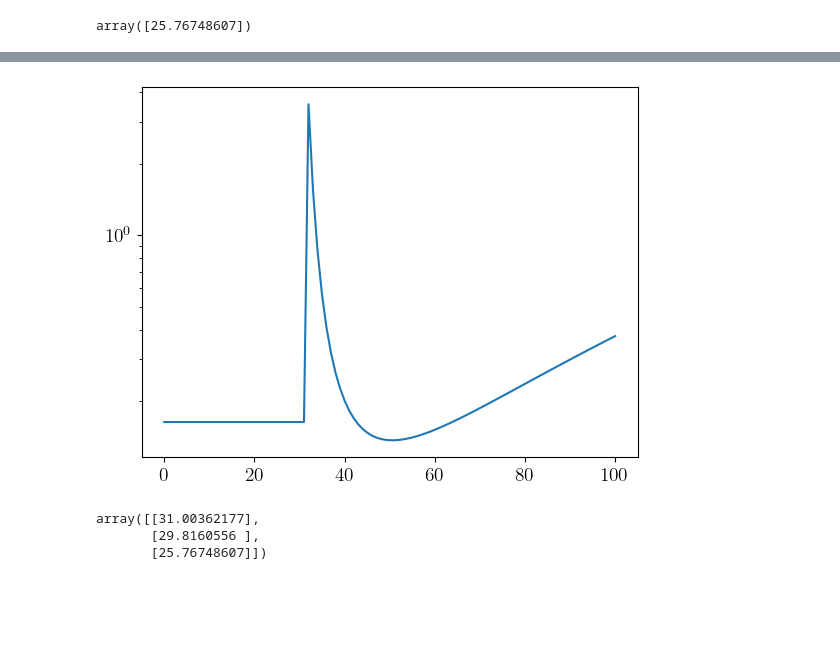
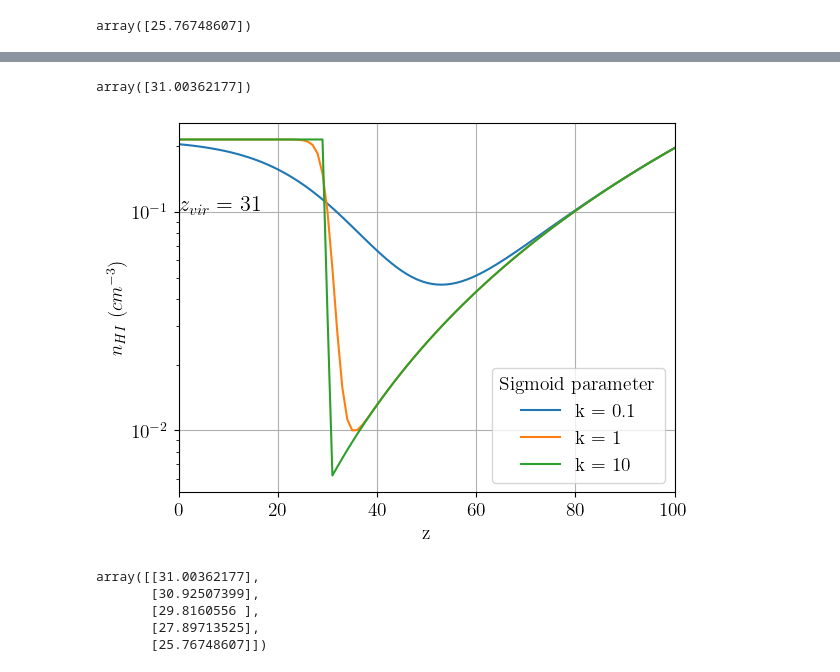
Before and after one commit to yash-aggarwal-17/AxionDCBH, a Jupyter notebook: AxionDCBH.ipynb, the cells around one changed output, grey strips where cells are left out. Drawn from its saved outputs; the diff is of its cells as text; code cells hidden in the pictures; blank space fills up the shorter version.

```diff
--- a/AxionDCBH.ipynb
+++ b/AxionDCBH.ipynb
@@ -438,0 +460,27 @@ def nH_Halo(zvir, z):
+# %%
+# Define a base halo model.
+def nH_Halo (k , m0, z):
+
+    """
+    k - parameter to sigmoid function
+    m0 - final halo mass
+
+    returns H number density [cm^3 s^(-1)]
+    """
+
+    m0 = np.asarray(m0)
+    z = np.asarray(z)
+
+    # Calculate redshift of virialization
+    z_vir = zvir(m0)
+
+    # Define sigmoid of x
+    sigmoid_x = 1 / (1 + np.exp(- k * (z - z_vir) ))
+
+    # z > zvir
+    val_1 = phys.nH0*(1+z)**3
+
+    # z <= zvir
+    val_2 = 1.2 * MAH(1e+8,z_vir)/(1e+6) * (( 1+z_vir ) / 10)**(3/2)
+
+    return (sigmoid_x)*val_1 + (1 - sigmoid_x)*val_2
@@ -439,18 +514,29 @@ def nH_Halo(zvir, z):
+# %%
+zvir_list[0]
+# %% [output]
+array([31.00362177])
 # %%
-# Now plot halo number density for varying z_virs/ M0
-z_list=np.arange(0,101)
-zvir_list=np.array([zvir(1e+8), zvir(1e+10), zvir(1e+12)])
-
+# Plot nH(z) for a few parameters of sigmoid.
 plt.figure()
-plt.plot(z_list, nH_Halo(zvir_list[0], z_list))
+plt.plot(z_list, nH_Halo(0.1, 1e+10, z_list), label = r'k = 0.1')
+plt.plot(z_list, nH_Halo(1, 1e+10, z_list), label = r'k = 1')
+plt.plot(z_list, nH_Halo(10, 1e+10, z_list),  label = r'k = 10')
 
 plt.yscale('log')
+plt.grid()
+plt.xlabel('z')
+plt.ylabel(r'$n_{HI}$ ($cm^{-3}$)')
+plt.text(0, 1e-1, r'$z_{vir} = 31$', fontsize = 16)
+plt.legend(title = 'Sigmoid parameter')
+plt.xlim(0,100)
 plt.show()
 # %% [output]
-[figure, old version]
+[figure, new version]
-# %%
-zvir_list
-# %% [output]
-array([[31.00362177],
-       [29.8160556 ],
-       [25.76748607]])
+# %%
+zvir_list
+# %% [output]
+array([[31.00362177],
+       [30.92507399],
+       [29.8160556 ],
+       [27.89713525],
+       [25.76748607]])
```
Also changed, not shown: parts of 83 cells of this notebook.
